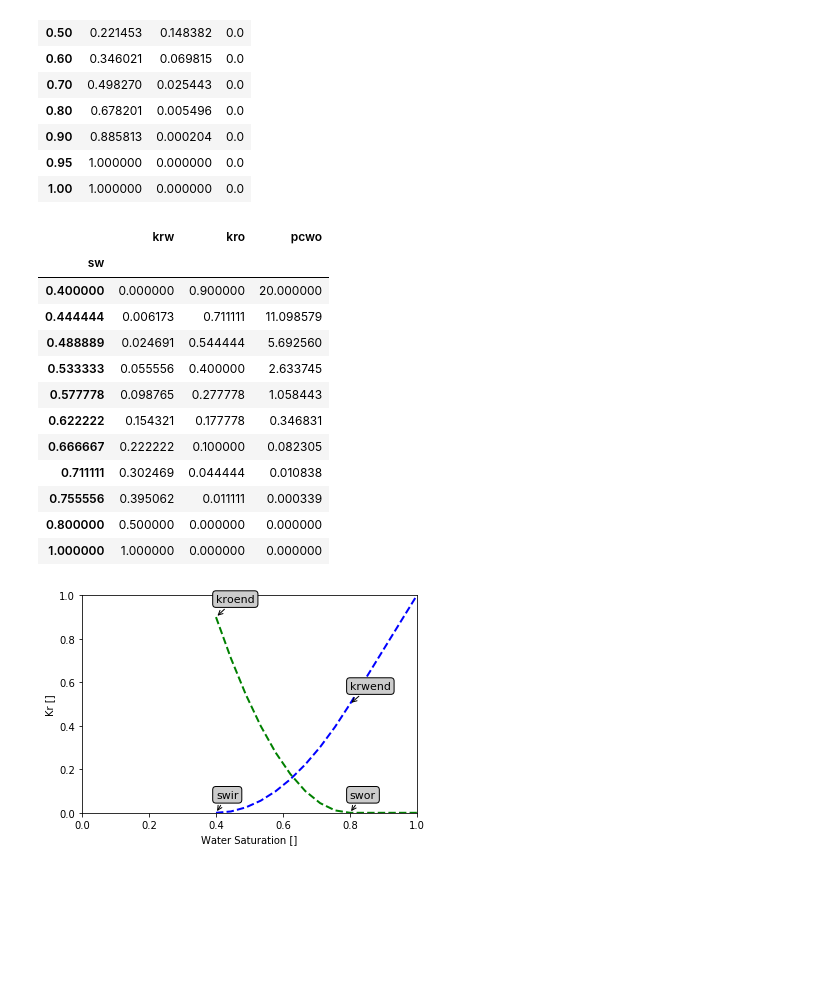
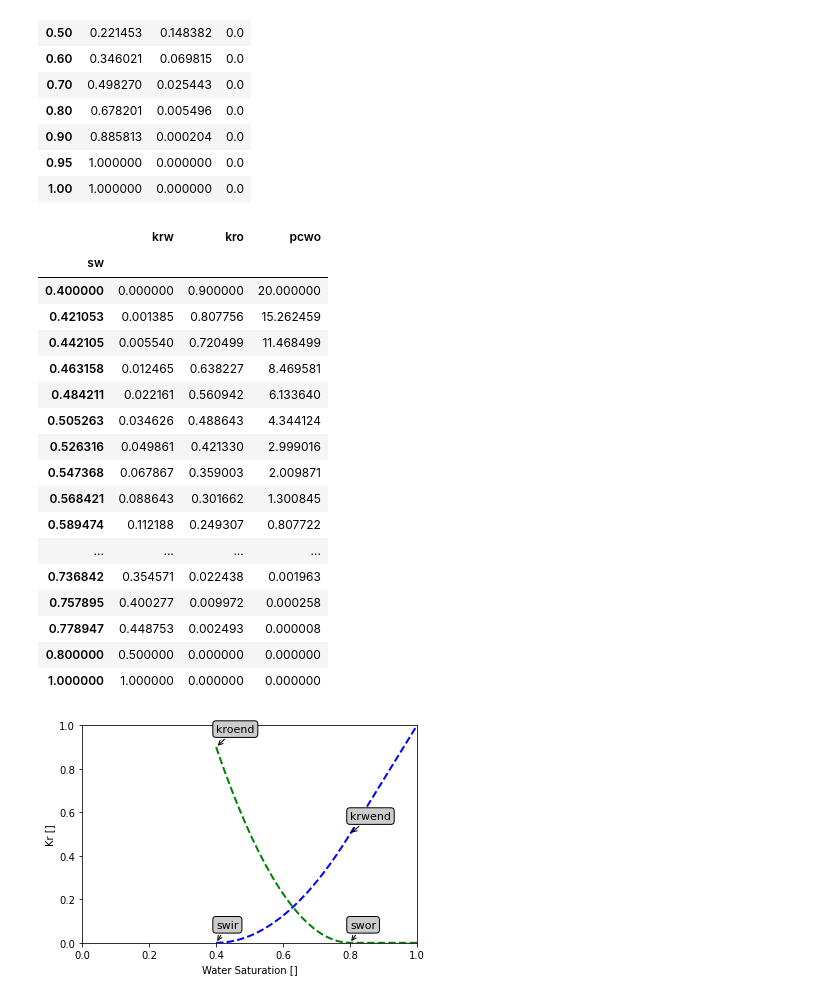
Before and after one commit to scuervo91/reservoirpy, a Jupyter notebook: examples/relative_permeabilities/kr.ipynb, the cells around one changed output. Saved outputs shown, nothing was run; the diff lists cells and outputs as text; code cells hidden in the pictures; blank space fills up the shorter version.

```diff
--- a/examples/relative_permeabilities/kr.ipynb
+++ b/examples/relative_permeabilities/kr.ipynb
@@ -53,20 +53,25 @@ krw = kr.water_oil_kr(
     kroend = 0.9
 )
 # %%
-krw.build_kr(n=10)
+krw.build_kr(n=20)
 krw.kr
 # %% [output]
 |  | krw | kro | pcwo |
 | sw |  |  |  |
 | 0.400000 | 0.000000 | 0.900000 | 20.000000 |
-| 0.444444 | 0.006173 | 0.711111 | 11.098579 |
-| 0.488889 | 0.024691 | 0.544444 | 5.692560 |
-| 0.533333 | 0.055556 | 0.400000 | 2.633745 |
-| 0.577778 | 0.098765 | 0.277778 | 1.058443 |
-| 0.622222 | 0.154321 | 0.177778 | 0.346831 |
-| 0.666667 | 0.222222 | 0.100000 | 0.082305 |
-| 0.711111 | 0.302469 | 0.044444 | 0.010838 |
-| 0.755556 | 0.395062 | 0.011111 | 0.000339 |
+| 0.421053 | 0.001385 | 0.807756 | 15.262459 |
+| 0.442105 | 0.005540 | 0.720499 | 11.468499 |
+| 0.463158 | 0.012465 | 0.638227 | 8.469581 |
+| 0.484211 | 0.022161 | 0.560942 | 6.133640 |
+| 0.505263 | 0.034626 | 0.488643 | 4.344124 |
+| 0.526316 | 0.049861 | 0.421330 | 2.999016 |
+| 0.547368 | 0.067867 | 0.359003 | 2.009871 |
+| 0.568421 | 0.088643 | 0.301662 | 1.300845 |
+| 0.589474 | 0.112188 | 0.249307 | 0.807722 |
+| ... | ... | ... | ... |
+| 0.736842 | 0.354571 | 0.022438 | 0.001963 |
+| 0.757895 | 0.400277 | 0.009972 | 0.000258 |
+| 0.778947 | 0.448753 | 0.002493 | 0.000008 |
 | 0.800000 | 0.500000 | 0.000000 | 0.000000 |
 | 1.000000 | 1.000000 | 0.000000 | 0.000000 |
 # %%
```
Also changed, not shown: parts of 4 cells of this notebook, 1 other file.
